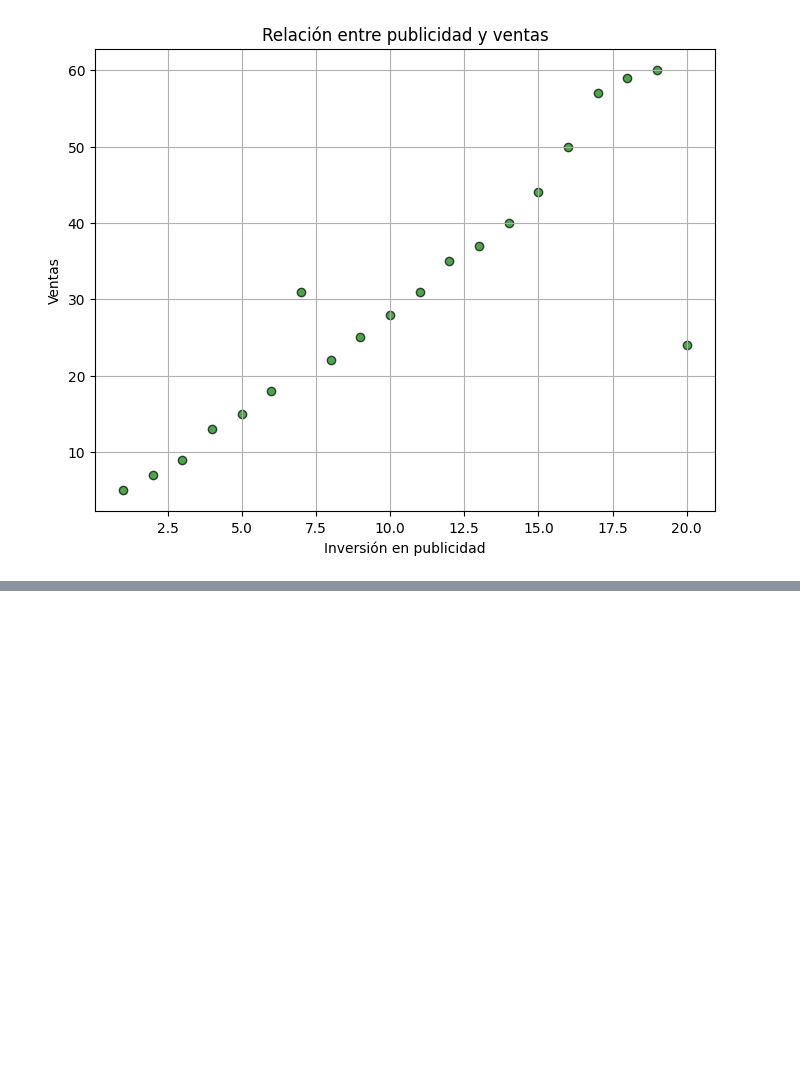
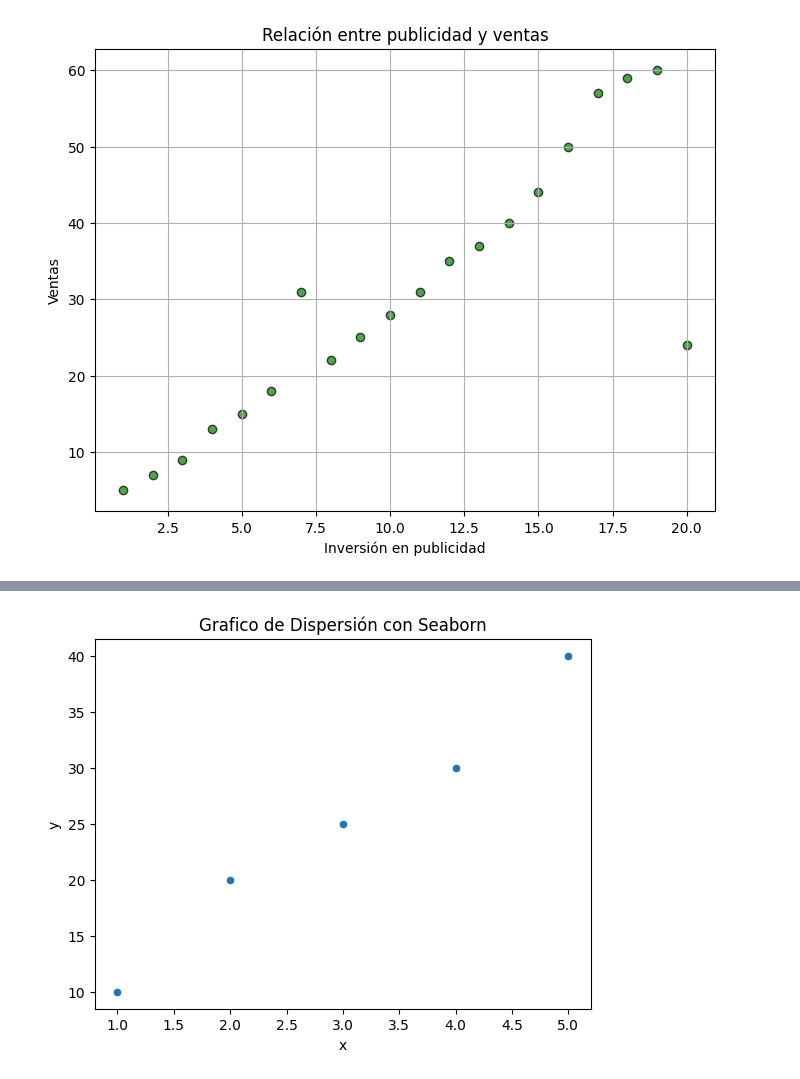
Before and after one commit to RobinsonGo09/analisis, a Jupyter notebook: Graficas.ipynb, the cells around one changed output, grey strips where cells are left out. Saved outputs shown, nothing was run; the diff lists cells and outputs as text; code cells hidden in the pictures; blank space fills up the shorter version.

```diff
--- a/Graficas.ipynb
+++ b/Graficas.ipynb
@@ -126,0 +142,20 @@ plt.show()
+# %%
+import seaborn as sns  # Importamos la biblioteca Seaborn para visualización de datos
+import pandas as pd  # Importamos pandas para manejar estructuras de datos como DataFrame
+
+# Creamos un diccionario con los datos
+data = {"x": [1, 2, 3, 4, 5], "y": [10, 20, 25, 30, 40]}
+
+# Convertimos el diccionario en un DataFrame de pandas
+df = pd.DataFrame(data)
+
+# Generamos un gráfico de dispersión usando Seaborn
+sns.scatterplot(x="x", y="y", data=df)
+
+# Agregamos un título al gráfico
+plt.title("Grafico de Dispersión con Seaborn")
+
+# Mostramos el gráfico en pantalla
+plt.show()
+# %% [output]
+[figure, added]
```
Also changed, not shown: parts of 12 cells of this notebook.
